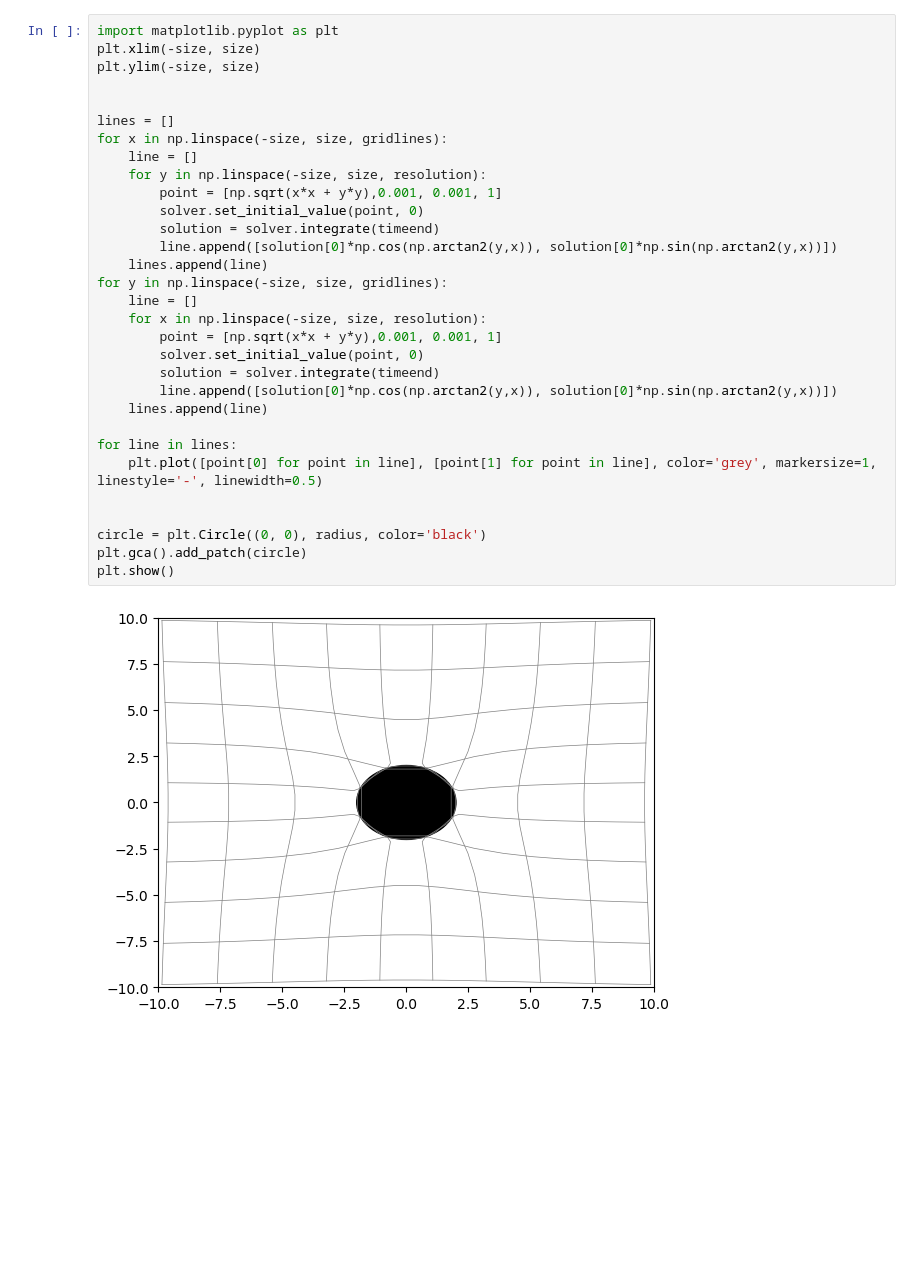
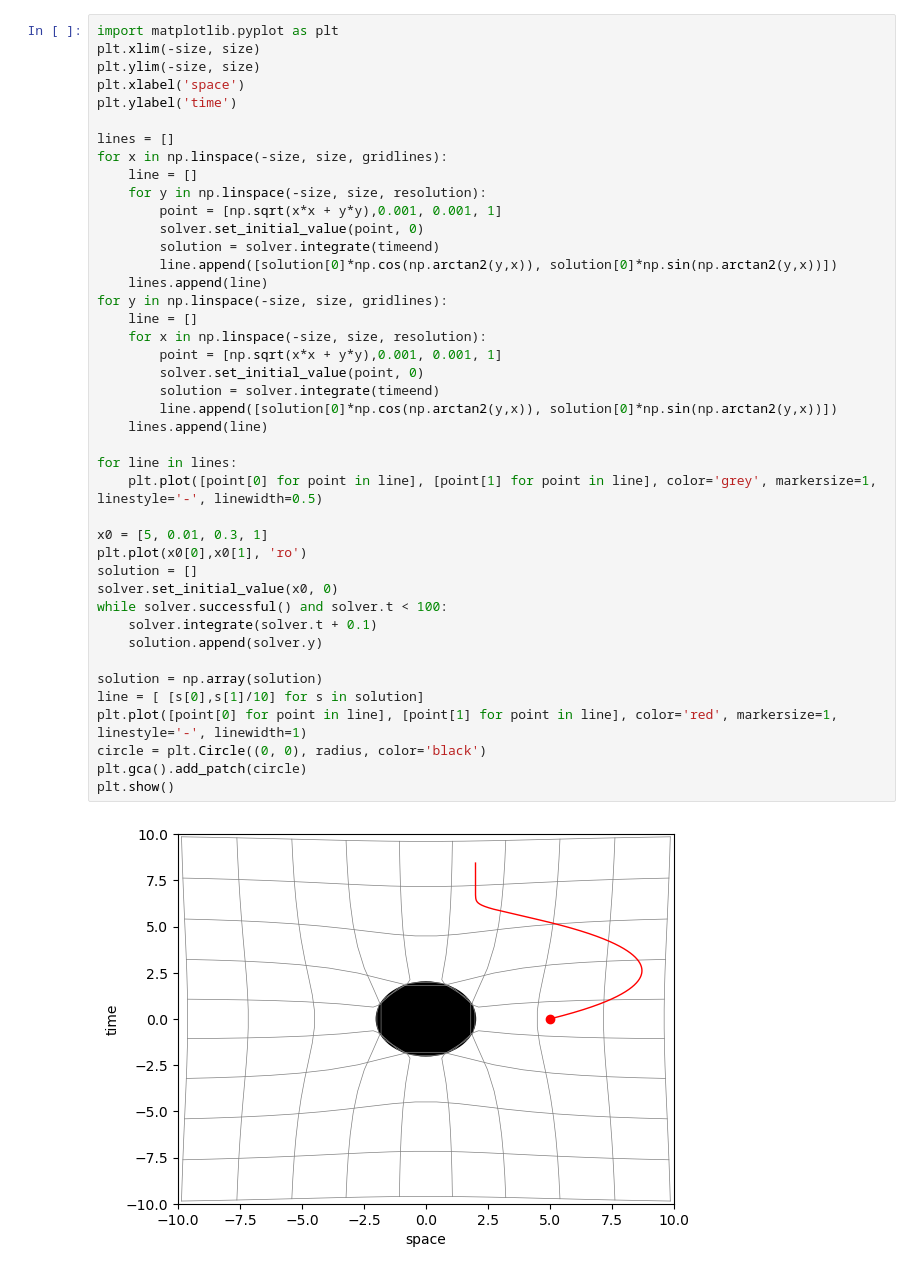
Before and after one commit to adityagiri3600/gr, a Jupyter notebook: main.ipynb, the cells around one changed output. Cells and saved outputs as stored; diff of their text form; blank space fills up the shorter version.

```diff
--- a/main.ipynb
+++ b/main.ipynb
@@ -23,32 +41,43 @@ solver = ode(schwarzschild)
 import matplotlib.pyplot as plt
 plt.xlim(-size, size)
 plt.ylim(-size, size)
-
+plt.xlabel('space')
+plt.ylabel('time')
 
 lines = []
 for x in np.linspace(-size, size, gridlines):
     line = []
     for y in np.linspace(-size, size, resolution):
         point = [np.sqrt(x*x + y*y),0.001, 0.001, 1]
         solver.set_initial_value(point, 0)
         solution = solver.integrate(timeend)
         line.append([solution[0]*np.cos(np.arctan2(y,x)), solution[0]*np.sin(np.arctan2(y,x))])
     lines.append(line)
 for y in np.linspace(-size, size, gridlines):
     line = []
     for x in np.linspace(-size, size, resolution):
         point = [np.sqrt(x*x + y*y),0.001, 0.001, 1]
         solver.set_initial_value(point, 0)
         solution = solver.integrate(timeend)
         line.append([solution[0]*np.cos(np.arctan2(y,x)), solution[0]*np.sin(np.arctan2(y,x))])
     lines.append(line)
 
 for line in lines:
     plt.plot([point[0] for point in line], [point[1] for point in line], color='grey', markersize=1, linestyle='-', linewidth=0.5)
 
+x0 = [5, 0.01, 0.3, 1]
+plt.plot(x0[0],x0[1], 'ro')
+solution = []
+solver.set_initial_value(x0, 0)
+while solver.successful() and solver.t < 100:
+    solver.integrate(solver.t + 0.1)
+    solution.append(solver.y)
 
+solution = np.array(solution)
+line = [ [s[0],s[1]/10] for s in solution]
+plt.plot([point[0] for point in line], [point[1] for point in line], color='red', markersize=1, linestyle='-', linewidth=1)
 circle = plt.Circle((0, 0), radius, color='black')
 plt.gca().add_patch(circle)
 plt.show()
 # %% [output]
-[figure, old version]
+[figure, new version]
```
Also changed, not shown: parts of 1 cell of this notebook.
